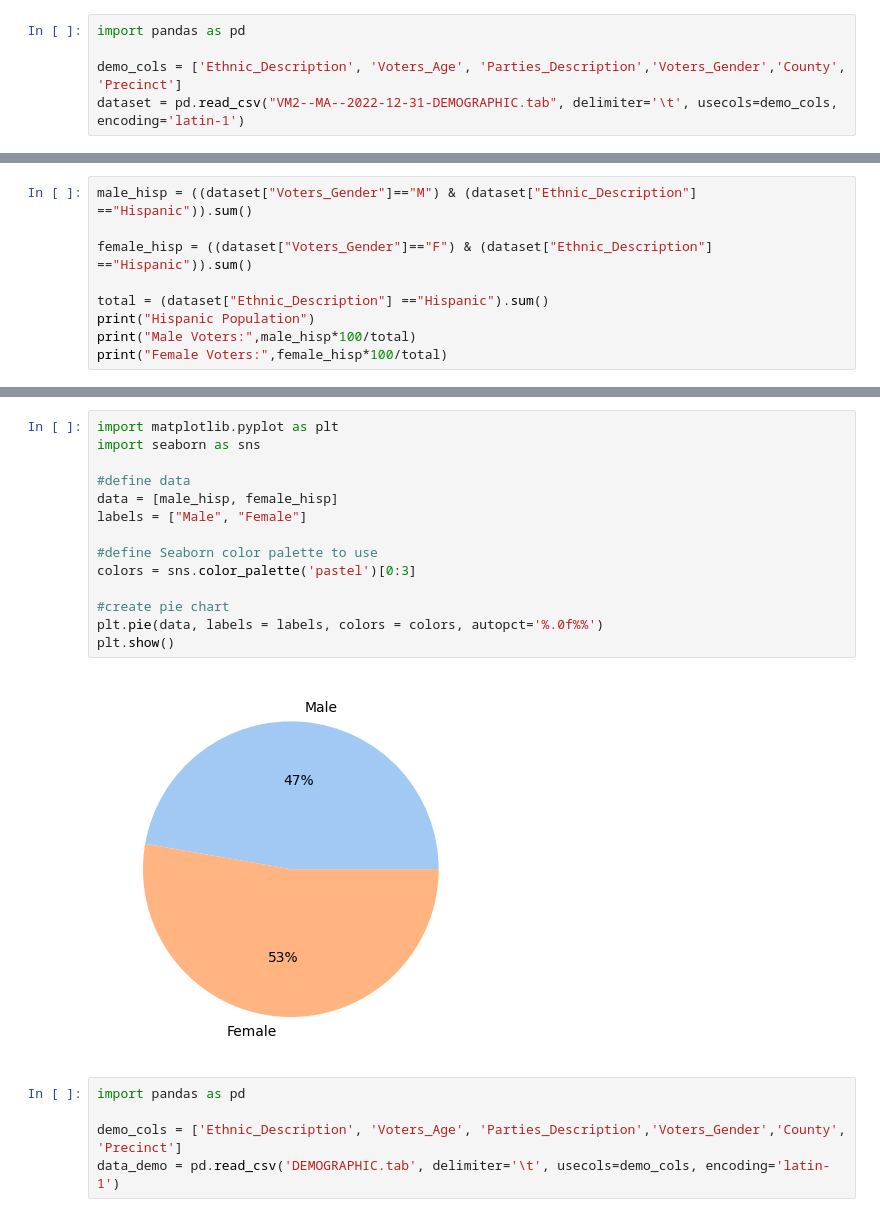
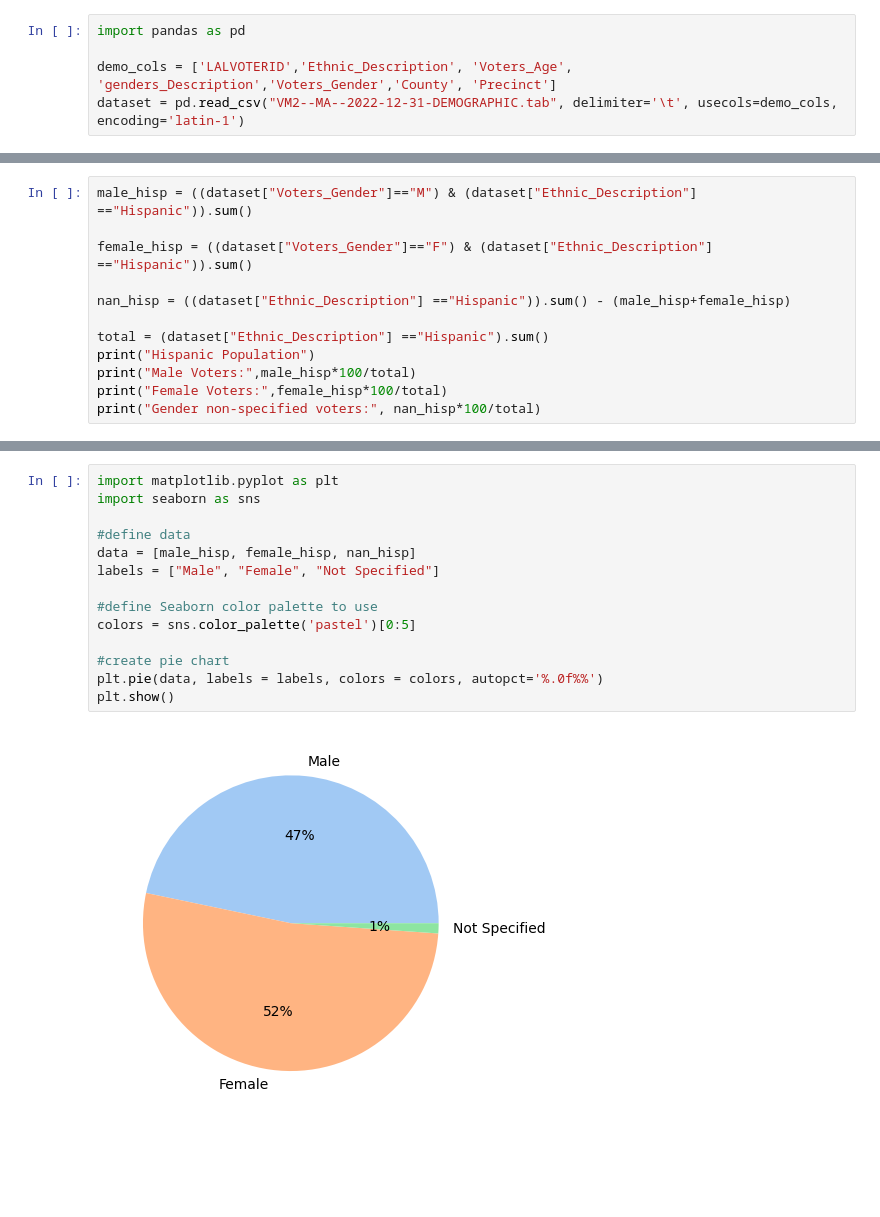
Before and after one commit to BU-Spark/dd4g-voting-patterns-in-boston, a Jupyter notebook: gender.ipynb, the cells around one changed output, grey strips where cells are left out. Drawn from its saved outputs; the diff is of its cells as text; blank space fills up the shorter version.

```diff
--- a/gender.ipynb
+++ b/gender.ipynb
@@ -1,7 +1,7 @@
 # %%
 import pandas as pd
 
-demo_cols = ['Ethnic_Description', 'Voters_Age', 'Parties_Description','Voters_Gender','County', 'Precinct']
+demo_cols = ['LALVOTERID','Ethnic_Description', 'Voters_Age', 'genders_Description','Voters_Gender','County', 'Precinct']
 dataset = pd.read_csv("VM2--MA--2022-12-31-DEMOGRAPHIC.tab", delimiter='\t', usecols=demo_cols, encoding='latin-1')
 # %%
 dataset.describe
@@ -39,10 +42,13 @@ male_hisp = ((dataset["Voters_Gender"]=="M") & (dataset["Ethnic_Description"] ==
 
 female_hisp = ((dataset["Voters_Gender"]=="F") & (dataset["Ethnic_Description"] =="Hispanic")).sum()
 
+nan_hisp = ((dataset["Ethnic_Description"] =="Hispanic")).sum() - (male_hisp+female_hisp)
+
 total = (dataset["Ethnic_Description"] =="Hispanic").sum()
 print("Hispanic Population")
 print("Male Voters:",male_hisp*100/total)
 print("Female Voters:",female_hisp*100/total)
+print("Gender non-specified voters:", nan_hisp*100/total)
 # %% [output]
 Hispanic Population
 Male Voters: 46.7237729115496
@@ -66,21 +73,16 @@ plt.show()
 # %%
 import matplotlib.pyplot as plt
 import seaborn as sns
 
 #define data
-data = [male_hisp, female_hisp]
-labels = ["Male", "Female"]
+data = [male_hisp, female_hisp, nan_hisp]
+labels = ["Male", "Female", "Not Specified"]
 
 #define Seaborn color palette to use
-colors = sns.color_palette('pastel')[0:3]
+colors = sns.color_palette('pastel')[0:5]
 
 #create pie chart
 plt.pie(data, labels = labels, colors = colors, autopct='%.0f%%')
 plt.show()
 # %% [output]
-[figure, old version]
+[figure, new version]
-# %%
-import pandas as pd
-
-demo_cols = ['Ethnic_Description', 'Voters_Age', 'Parties_Description','Voters_Gender','County', 'Precinct']
-data_demo = pd.read_csv('DEMOGRAPHIC.tab', delimiter='\t', usecols=demo_cols, encoding='latin-1')
```
Also changed, not shown: parts of 8 cells of this notebook, 1 other file.
